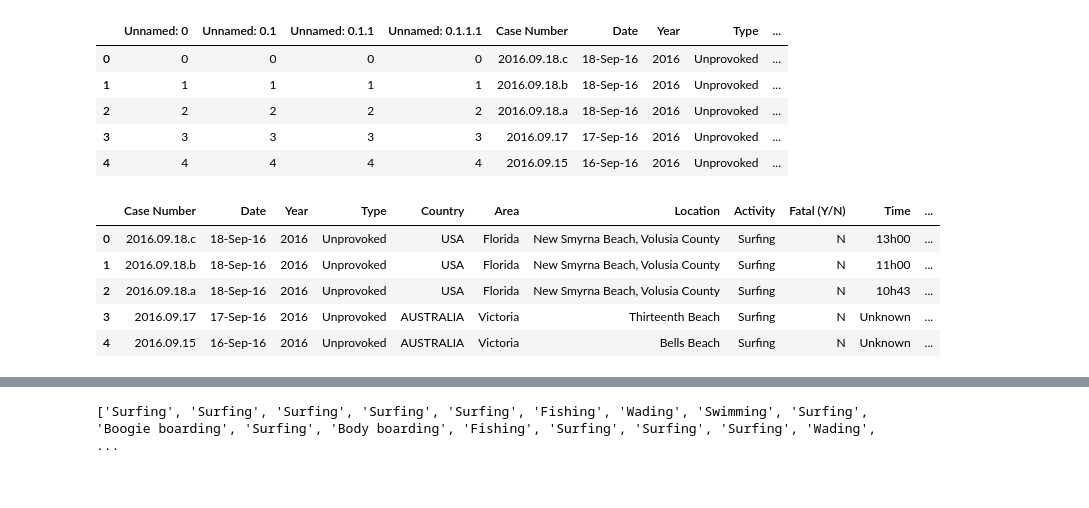
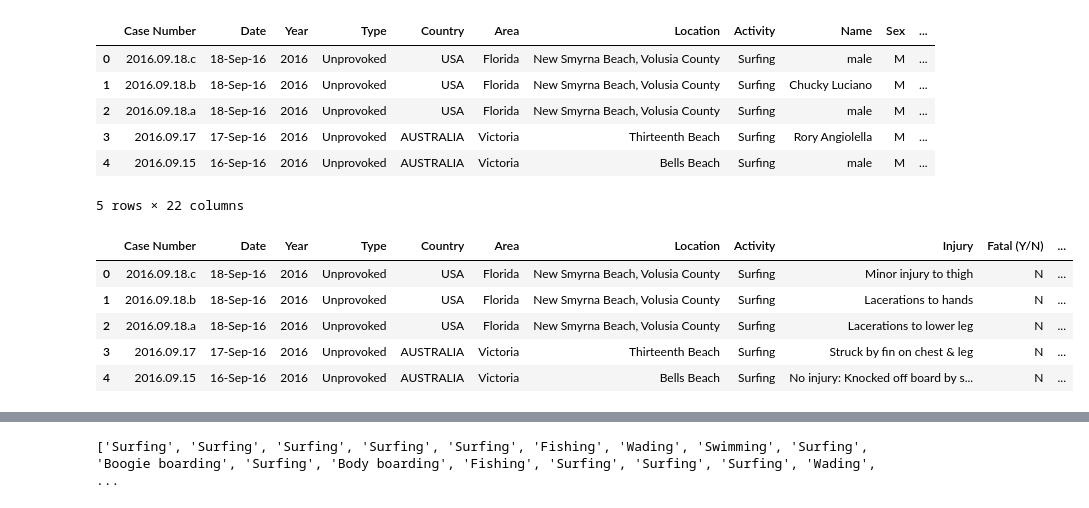
Before and after one commit to ironhack-datalabs/datamad0419, a Jupyter notebook: module-1/pandas-project/your-code/Untitled.ipynb, the cells around one changed output, grey strips where cells are left out. Cells and saved outputs as stored; diff of their text form; code cells hidden in the pictures.

```diff
--- a/module-1/pandas-project/your-code/Untitled.ipynb
+++ b/module-1/pandas-project/your-code/Untitled.ipynb
@@ -6,6 +6,6 @@
 import numpy as np
 import pandas as pd
 
-sharks = pd.read_csv('GSAF5.csv', encoding='ISO/8859/1')
+sharks = pd.read_csv('GSAF5 (2).csv', encoding='ISO/8859/1')
 display(sharks)
 # %% [output]
@@ -63,24 +76,25 @@ sharks= sharks.drop(drop_cols, axis=1)
 # %%
 sharks.head()
 # %% [output]
-|  | Unnamed: 0 | Unnamed: 0.1 | Unnamed: 0.1.1 | Unnamed: 0.1.1.1 | Case Number | Date | Year | Type | ... |
-| 0 | 0 | 0 | 0 | 0 | 2016.09.18.c | 18-Sep-16 | 2016 | Unprovoked | ... |
-| 1 | 1 | 1 | 1 | 1 | 2016.09.18.b | 18-Sep-16 | 2016 | Unprovoked | ... |
-| 2 | 2 | 2 | 2 | 2 | 2016.09.18.a | 18-Sep-16 | 2016 | Unprovoked | ... |
-| 3 | 3 | 3 | 3 | 3 | 2016.09.17 | 17-Sep-16 | 2016 | Unprovoked | ... |
-| 4 | 4 | 4 | 4 | 4 | 2016.09.15 | 16-Sep-16 | 2016 | Unprovoked | ... |
+|  | Case Number | Date | Year | Type | Country | Area | Location | Activity | Name | Sex | ... |
+| 0 | 2016.09.18.c | 18-Sep-16 | 2016 | Unprovoked | USA | Florida | New Smyrna Beach, Volusia County | Surfing | male | M | ... |
+| 1 | 2016.09.18.b | 18-Sep-16 | 2016 | Unprovoked | USA | Florida | New Smyrna Beach, Volusia County | Surfing | Chucky Luciano | M | ... |
+| 2 | 2016.09.18.a | 18-Sep-16 | 2016 | Unprovoked | USA | Florida | New Smyrna Beach, Volusia County | Surfing | male | M | ... |
+| 3 | 2016.09.17 | 17-Sep-16 | 2016 | Unprovoked | AUSTRALIA | Victoria | Thirteenth Beach | Surfing | Rory Angiolella | M | ... |
+| 4 | 2016.09.15 | 16-Sep-16 | 2016 | Unprovoked | AUSTRALIA | Victoria | Bells Beach | Surfing | male | M | ... |
+5 rows × 22 columns
 # %%
 #ELIMINO COLUMNAS QUE NO NECESITO,ANTERIORMENTE ELIME OTRAS QUE NO APARECEN AQUI.
-sharks = sharks.drop(columns=['Unnamed: 0','Unnamed: 0.1','Unnamed: 0.1.1','Unnamed: 0.1.1.1'])
+sharks = sharks.drop(columns=['Name','Sex ','Age','Investigator or Source','href formula','Case Number.1','Case Number.2','Species '])
 
 sharks.head()
 # %% [output]
-|  | Case Number | Date | Year | Type | Country | Area | Location | Activity | Fatal (Y/N) | Time | ... |
-| 0 | 2016.09.18.c | 18-Sep-16 | 2016 | Unprovoked | USA | Florida | New Smyrna Beach, Volusia County | Surfing | N | 13h00 | ... |
-| 1 | 2016.09.18.b | 18-Sep-16 | 2016 | Unprovoked | USA | Florida | New Smyrna Beach, Volusia County | Surfing | N | 11h00 | ... |
-| 2 | 2016.09.18.a | 18-Sep-16 | 2016 | Unprovoked | USA | Florida | New Smyrna Beach, Volusia County | Surfing | N | 10h43 | ... |
-| 3 | 2016.09.17 | 17-Sep-16 | 2016 | Unprovoked | AUSTRALIA | Victoria | Thirteenth Beach | Surfing | N | Unknown | ... |
-| 4 | 2016.09.15 | 16-Sep-16 | 2016 | Unprovoked | AUSTRALIA | Victoria | Bells Beach | Surfing | N | Unknown | ... |
+|  | Case Number | Date | Year | Type | Country | Area | Location | Activity | Injury | Fatal (Y/N) | ... |
+| 0 | 2016.09.18.c | 18-Sep-16 | 2016 | Unprovoked | USA | Florida | New Smyrna Beach, Volusia County | Surfing | Minor injury to thigh | N | ... |
+| 1 | 2016.09.18.b | 18-Sep-16 | 2016 | Unprovoked | USA | Florida | New Smyrna Beach, Volusia County | Surfing | Lacerations to hands | N | ... |
+| 2 | 2016.09.18.a | 18-Sep-16 | 2016 | Unprovoked | USA | Florida | New Smyrna Beach, Volusia County | Surfing | Lacerations to lower leg | N | ... |
+| 3 | 2016.09.17 | 17-Sep-16 | 2016 | Unprovoked | AUSTRALIA | Victoria | Thirteenth Beach | Surfing | Struck by fin on chest & leg | N | ... |
+| 4 | 2016.09.15 | 16-Sep-16 | 2016 | Unprovoked | AUSTRALIA | Victoria | Bells Beach | Surfing | No injury: Knocked off board by s... | N | ... |
 # %%
 #SUSTITUYO VALORES POR UNKNOWN PARA VALORARLOS MEJOR
 sharks['Time'].fillna('Unknown', inplace = True)
```
Also changed, not shown: parts of 20 cells of this notebook, 2 other files.
